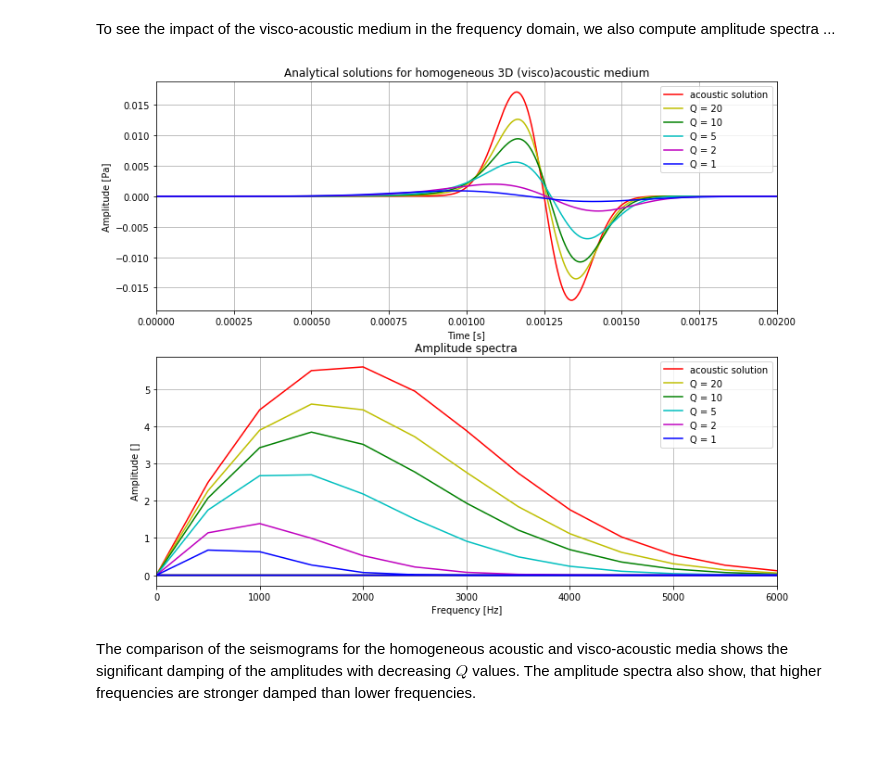
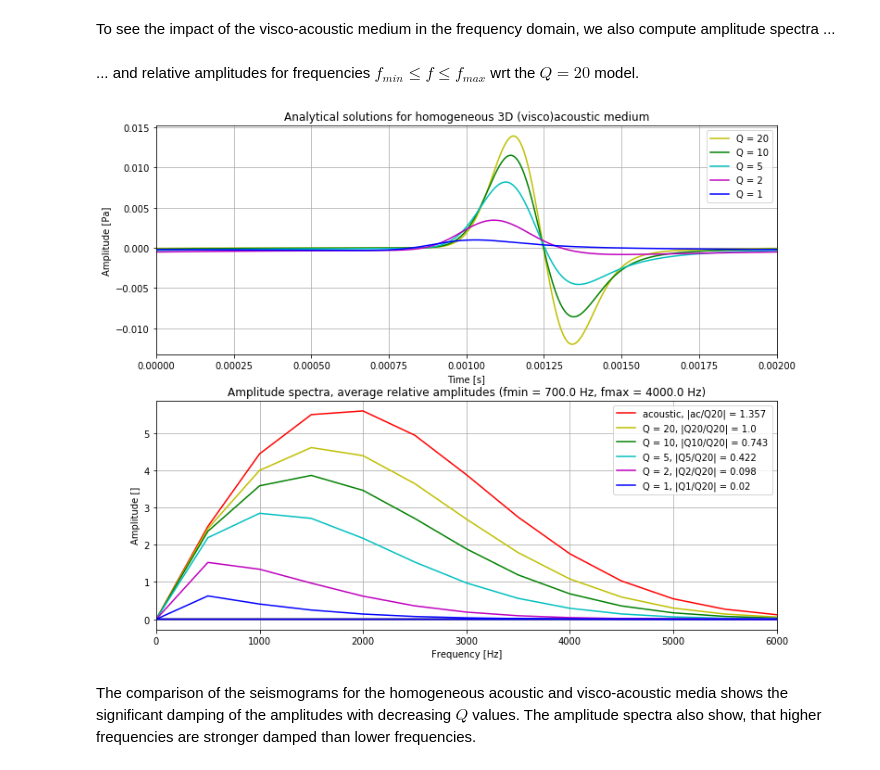
Before and after one commit to daniel-koehn/Student_Projects, a Jupyter notebook: 2022/3D_visco_ac_hom_full_space/3D_acoustic_hom_full_space.ipynb, the cells around one changed output. Drawn from its saved outputs; the diff is of its cells as text; code cells hidden in the pictures; blank space fills up the shorter version.

Commit message:
Updated 3D visc-AC solution

```diff
--- a/2022/3D_visco_ac_hom_full_space/3D_acoustic_hom_full_space.ipynb
+++ b/2022/3D_visco_ac_hom_full_space/3D_acoustic_hom_full_space.ipynb
@@ -236,7 +236,7 @@ def visco_ac(Q):
 
     # Define complex P-wave velocity accoring to the Kolsky-Futterman model
     wr = 1e4 # reference frequency
-    vpc = vp0 * (1 - (1./(np.pi*Q)) * np.log(np.abs(w/wr)) + 1j * np.sign(w) / (2.*Q))
+    vpc = vp0 * (1 + (1./(np.pi*Q)) * np.log(np.abs(w/wr)) + 1j * np.sign(w) / (2.*Q))
 
     # Define frequency domain Greens function
     G3fd = np.exp(-1j*w*r/vpc) / (4. * np.pi * vpc**2 * r)
@@ -244,11 +244,12 @@ def visco_ac(Q):
 
     # Convolve Green's function with source wavelet in frequency domain
     G3fd_seis = Source * G3fd
+    #G3fd_seis = G3fd
 
     # Obtain time domain solution by inverse FFT
     G3td_seis = np.fft.ifft(G3fd_seis)
     G3td_seis = np.real(G3td_seis) / dt
 
-    return G3td_seis
+    return vpc, G3td_seis
 # %%
 # Compute visco-acoustic solutions
@@ -261,7 +285,7 @@ Q1 = visco_ac(1.)
 To see the impact of the visco-acoustic medium in the frequency domain, we also compute amplitude spectra ...
 # %%
 # Compute FFT of time domain solutions
-G3fd_seis = np.fft.fft(G3_seis)
+G3fd_seis = np.fft.fft(G3td_seis)
 Q20fd = np.fft.fft(Q20)
 Q10fd = np.fft.fft(Q10)
 Q5fd = np.fft.fft(Q5)
@@ -270,41 +294,63 @@ Q1fd = np.fft.fft(Q1)
 
 # Estimate frequencies freq [Hz]
 freq = np.fft.fftfreq(nt, d=dt)
+# %% [markdown]
+... and relative amplitudes for frequencies $f_{min} \le f \le f_{max}$ wrt the $Q=20$ model.
+# %%
+# Define minimum and maximum frequencies
+fmin = 700.
+fmax = 4000.
+
+# Estimate indices for frequencies fmin <= f <= fmax
+ind = np.where(np.logical_and(freq>=fmin,freq<=fmax))
+aref = np.abs(Q20fd[ind])
+
+# Compute amplitude ratios and round to three decimal places
+arac = np.round(np.median(np.abs(G3fd_seis[ind])/aref),3)
+arQ20 = np.round(np.median(np.abs(Q20fd[ind])/aref),3)
+arQ10 = np.round(np.median(np.abs(Q10fd[ind])/aref),3)
+arQ5 = np.round(np.median(np.abs(Q5fd[ind])/aref),3)
+arQ2 = np.round(np.median(np.abs(Q2fd[ind])/aref),3)
+arQ1 = np.round(np.median(np.abs(Q1fd[ind])/aref),3)
 # %%
 # Compare time domain seismograms and amplitude spectra
 plt.figure(figsize=(12,10))
 
 plt.subplot(211)
 
-plt.plot(time, G3_seis, 'r-', label='acoustic solution')
+#plt.plot(time, G3td_seis, 'r-', label='acoustic solution')
 plt.plot(time, Q20, 'y-', label='Q = 20')
 plt.plot(time, Q10, 'g-', label='Q = 10')
 plt.plot(time, Q5, 'c-', label='Q = 5')
 plt.plot(time, Q2, 'm-', label='Q = 2')
 plt.plot(time, Q1, 'b-', label='Q = 1')
 plt.title("Analytical solutions for homogeneous 3D (visco)acoustic medium" )
 plt.xlabel("Time [s]")
 plt.ylabel("Amplitude [Pa]")
 plt.xlim((0, tmax))
 plt.grid()
 plt.legend()
 
 plt.subplot(212)
 
-plt.plot(freq, np.abs(G3fd_seis), 'r-', label='acoustic solution')
-plt.plot(freq, np.abs(Q20fd), 'y-', label='Q = 20')
-plt.plot(freq, np.abs(Q10fd), 'g-', label='Q = 10')
-plt.plot(freq, np.abs(Q5fd), 'c-', label='Q = 5')
-plt.plot(freq, np.abs(Q2fd), 'm-', label='Q = 2')
-plt.plot(freq, np.abs(Q1fd), 'b-', label='Q = 1')
-plt.title("Amplitude spectra" )
+plt.plot(freq, np.abs(G3fd_seis), 'r-', label='acoustic, |ac/Q20| = ' + str(arac))
+plt.plot(freq, np.abs(Q20fd), 'y-', label='Q = 20, |Q20/Q20| = ' + str(arQ20))
+plt.plot(freq, np.abs(Q10fd), 'g-', label='Q = 10, |Q10/Q20| = ' + str(arQ10))
+plt.plot(freq, np.abs(Q5fd), 'c-', label='Q = 5, |Q5/Q20| = ' + str(arQ5))
+plt.plot(freq, np.abs(Q2fd), 'm-', label='Q = 2, |Q2/Q20| = ' + str(arQ2))
+plt.plot(freq, np.abs(Q1fd), 'b-', label='Q = 1, |Q1/Q20| = ' + str(arQ1))
+plt.title('Amplitude spectra, average relative amplitudes (fmin = ' + str(fmin) + ' Hz, fmax = ' + str(fmax) + ' Hz)')
 plt.xlabel("Frequency [Hz]")
 plt.ylabel("Amplitude []")
 plt.xlim((0, 3.* f0))
 plt.grid()
 plt.legend()
+
+# save figure
+plt.savefig('Visco-acoustic_Green_3D_Q.pdf', bbox_inches='tight')
+
 plt.show()
 # %% [output]
-[figure, old version]
+[figure, new version]
 # %% [markdown]
 The comparison of the seismograms for the homogeneous acoustic and visco-acoustic media shows the significant damping of the amplitudes with decreasing $Q$ values. The amplitude spectra also show, that higher frequencies are stronger damped than lower frequencies.
```
Also changed, not shown: parts of 3 cells of this notebook.
